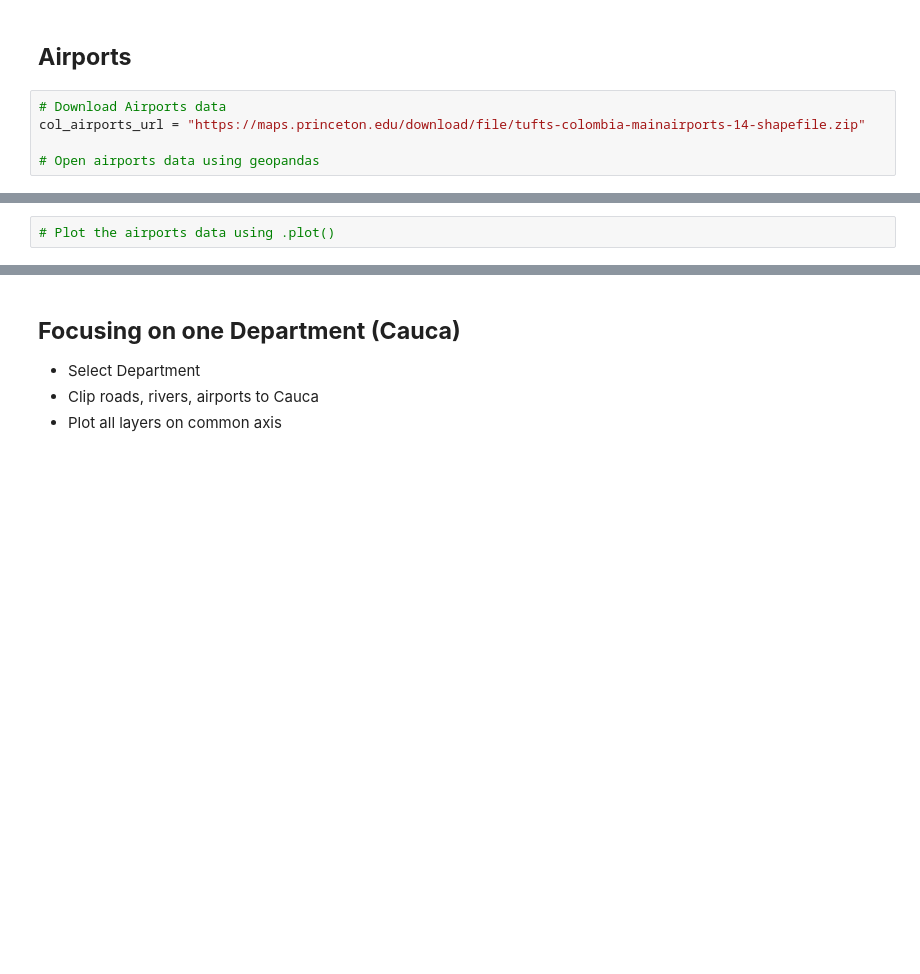
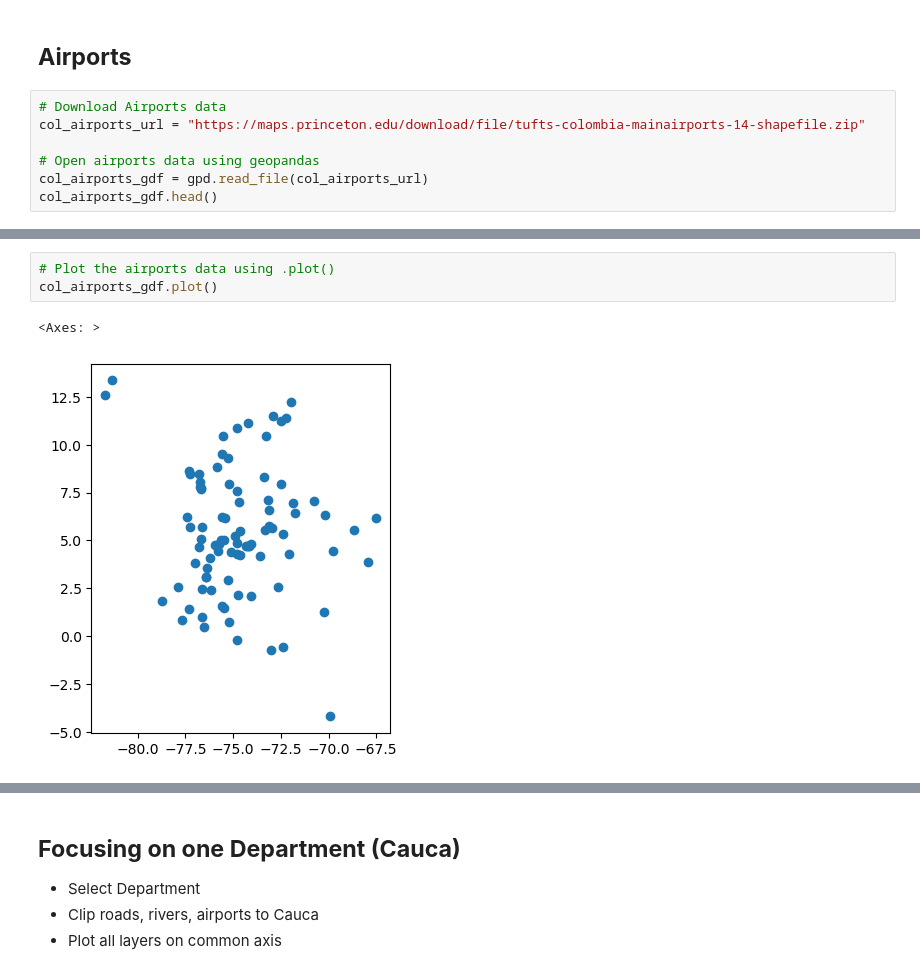
Before and after one commit to macacosta/03-geopark-vector-data, a Jupyter notebook: notebooks/geopark-vector-data-empty.ipynb, the cells around one changed output, grey strips where cells are left out. Saved outputs shown, nothing was run; the diff lists cells and outputs as text; blank space fills up the shorter version.

```diff
--- a/notebooks/geopark-vector-data-empty.ipynb
+++ b/notebooks/geopark-vector-data-empty.ipynb
@@ -190,3 +285,5 @@ roads_gdf.info()
 col_airports_url = "https://maps.princeton.edu/download/file/tufts-colombia-mainairports-14-shapefile.zip"
 
 # Open airports data using geopandas
+col_airports_gdf = gpd.read_file(col_airports_url)
+col_airports_gdf.head()
@@ -195,5 +329,9 @@ col_airports_url = "https://maps.princeton.edu/download/file/tufts-colombia-main
 # %%
 # Plot the airports data using .plot()
+col_airports_gdf.plot()
+# %% [output]
+<Axes: >
+[figure, added]
 # %%
 # Looking at airport data as csv (pandas df) [from the previous notebook]
 col_airports_df = pd.read_csv("https://ourairports.com/countries/CO/airports.csv")
```
Also changed, not shown: parts of 27 cells of this notebook, 4 other files.
